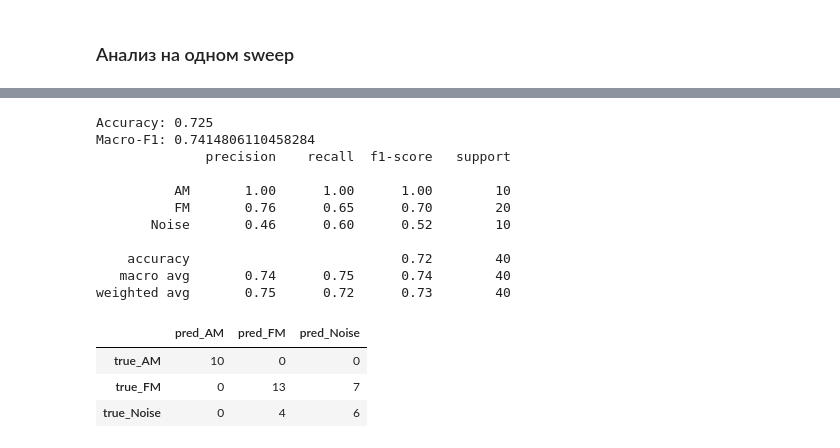
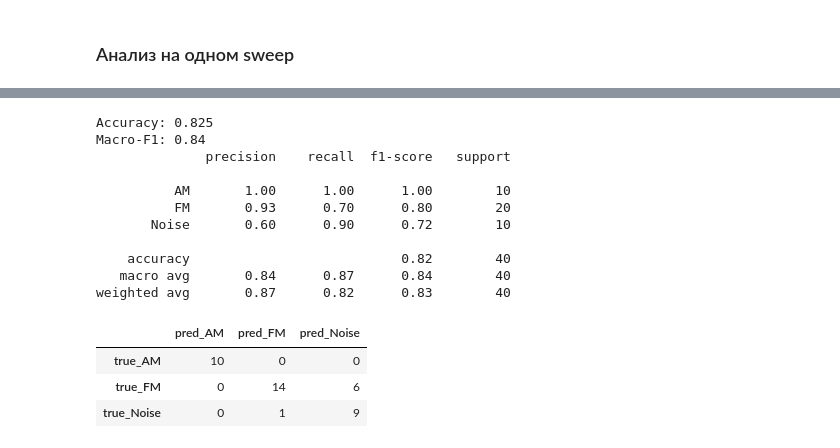
Before and after one commit to Mister-0-Zero/classification-of-signals, a Jupyter notebook: research.ipynb, the cells around one changed output, grey strips where cells are left out. Drawn from its saved outputs; the diff is of its cells as text; code cells hidden in the pictures.

```diff
--- a/research.ipynb
+++ b/research.ipynb
@@ -313,34 +408,36 @@ weighted avg       0.85      0.62      0.59        40
 # %%
 from mlp_spectrum import (
     prepare_spectrum_vectors,
     train_mlp_spectrum,
     evaluate_mlp,
 )
 
-prepared = prepare_spectrum_vectors(window_size=5, aggregate="mean")
+prepared = prepare_spectrum_vectors(
+    window_size=5,
+    add_binned_features=True,
+    bin_stats=("mean", "std", "min", "max", "range", "energy", "slope"),
+)
 
 model = train_mlp_spectrum(prepared)
-
 metrics = evaluate_mlp(model, prepared)
 
 print("Accuracy:", metrics["accuracy"])
 print("Macro-F1:", metrics["macro_f1"])
 print(metrics["classification_report"])
 display(metrics["confusion_matrix"])
-display(metrics["predictions"])
 # %% [output]
-Accuracy: 0.725
-Macro-F1: 0.7414806110458284
+Accuracy: 0.825
+Macro-F1: 0.84
               precision    recall  f1-score   support
 
           AM       1.00      1.00      1.00        10
-          FM       0.76      0.65      0.70        20
-       Noise       0.46      0.60      0.52        10
+          FM       0.93      0.70      0.80        20
+       Noise       0.60      0.90      0.72        10
 
-    accuracy                           0.72        40
-   macro avg       0.74      0.75      0.74        40
-weighted avg       0.75      0.72      0.73        40
+    accuracy                           0.82        40
+   macro avg       0.84      0.87      0.84        40
+weighted avg       0.87      0.82      0.83        40
 |  | pred_AM | pred_FM | pred_Noise |
 | true_AM | 10 | 0 | 0 |
-| true_FM | 0 | 13 | 7 |
-| true_Noise | 0 | 4 | 6 |
+| true_FM | 0 | 14 | 6 |
+| true_Noise | 0 | 1 | 9 |
```
Also changed, not shown: parts of 10 cells of this notebook, 4 other files.
